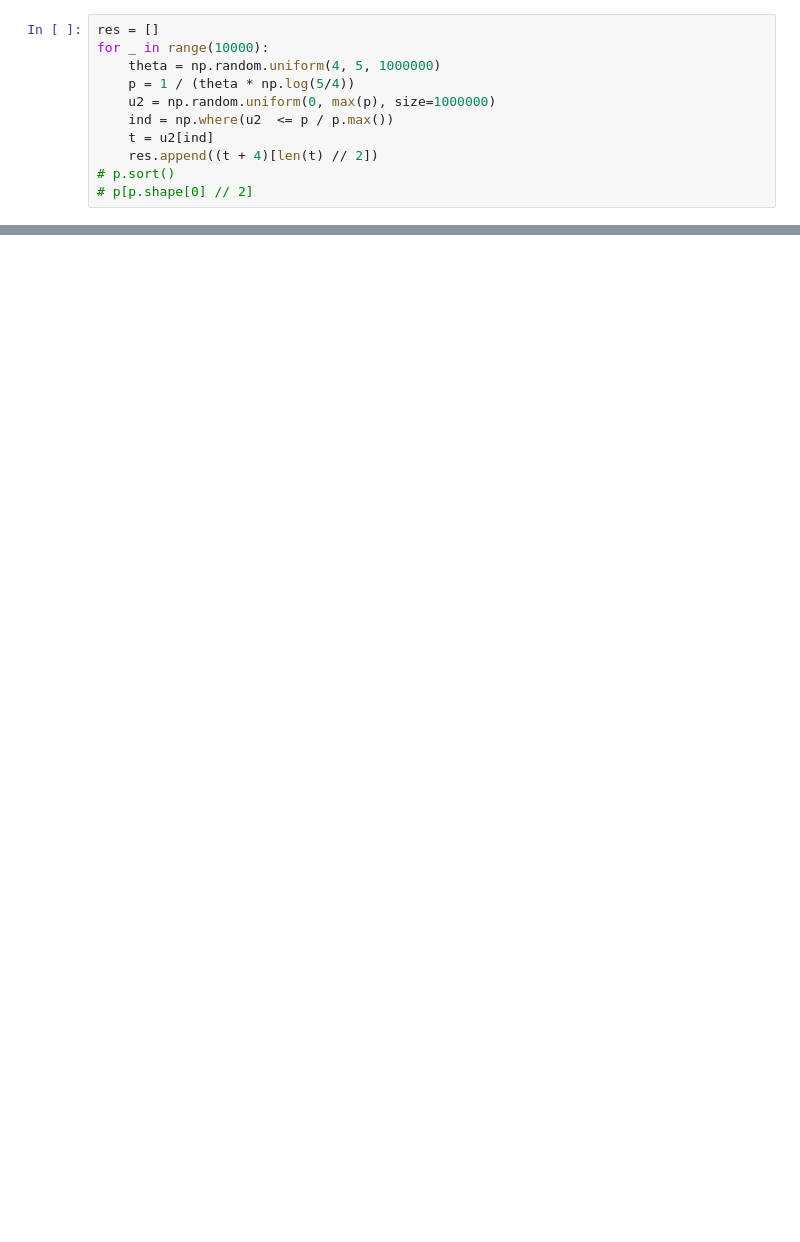
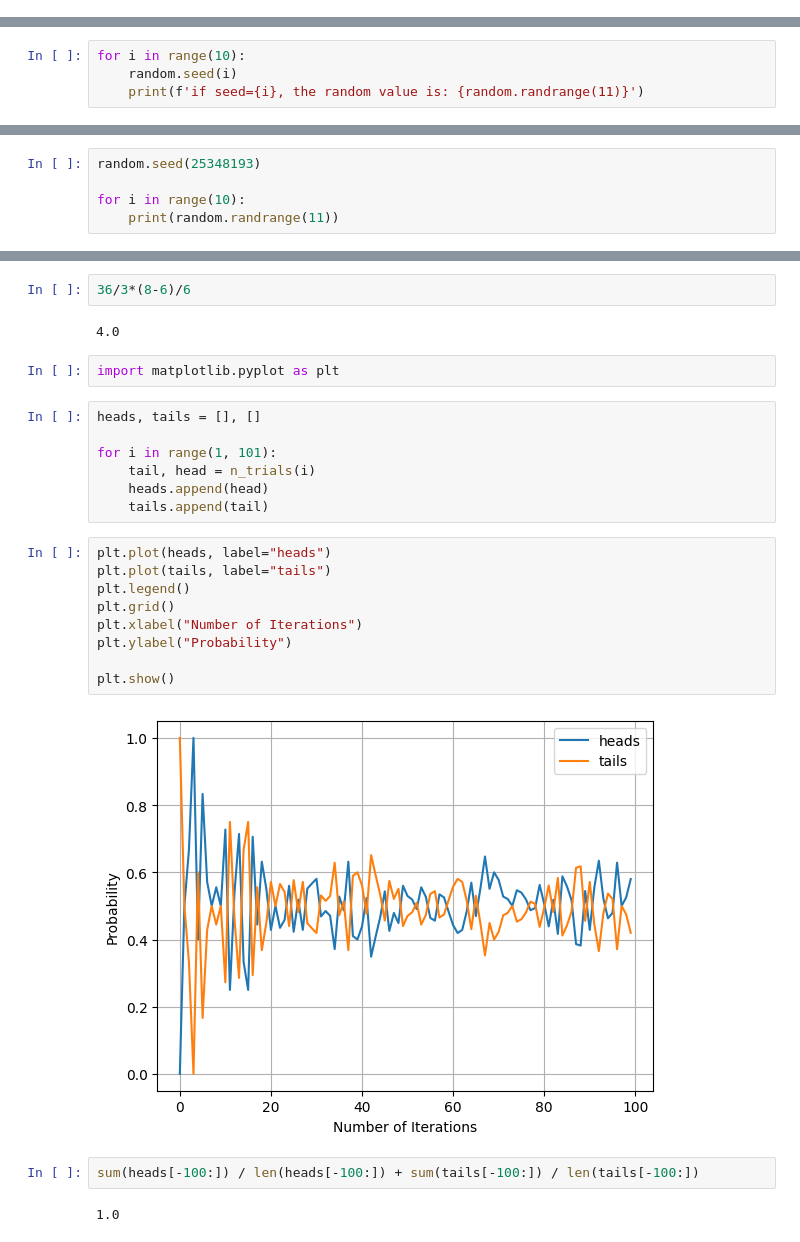
Before and after one commit to AlvardBarseghyan/Stat_modelling, a Jupyter notebook: Untitled.ipynb, the cells around one changed output, grey strips where cells are left out. Drawn from its saved outputs; the diff is of its cells as text; blank space fills up the shorter version.

```diff
--- a/Untitled.ipynb
+++ b/Untitled.ipynb
@@ -85,11 +0,0 @@ array([4.24492295, 4.82388179, 4.46476066, ..., 4.54266826, 4.54102773,
-# %%
-res = []
-for _ in range(10000):
-    theta = np.random.uniform(4, 5, 1000000)
-    p = 1 / (theta * np.log(5/4))
-    u2 = np.random.uniform(0, max(p), size=1000000)
-    ind = np.where(u2  <= p / p.max())
-    t = u2[ind]
-    res.append((t + 4)[len(t) // 2])
-# p.sort()
-# p[p.shape[0] // 2]
@@ -176,0 +27,4 @@ p[p.shape[0] // 2]
+# %%
+for i in range(10):
+    random.seed(i)
+    print(f'if seed={i}, the random value is: {random.randrange(11)}')
@@ -176,0 +42,5 @@ p[p.shape[0] // 2]
+# %%
+random.seed(25348193)
+
+for i in range(10):
+    print(random.randrange(11))
@@ -176,0 +103,28 @@ p[p.shape[0] // 2]
+# %%
+36/3*(8-6)/6
+# %% [output]
+4.0
+# %%
+import matplotlib.pyplot as plt
+# %%
+heads, tails = [], []
+
+for i in range(1, 101):
+    tail, head = n_trials(i)
+    heads.append(head)
+    tails.append(tail)
+# %%
+plt.plot(heads, label="heads")
+plt.plot(tails, label="tails")
+plt.legend()
+plt.grid()
+plt.xlabel("Number of Iterations")
+plt.ylabel("Probability")
+
+plt.show()
+# %% [output]
+[figure, added]
+# %%
+sum(heads[-100:]) / len(heads[-100:]) + sum(tails[-100:]) / len(tails[-100:])
+# %% [output]
+1.0
```
Also changed, not shown: parts of 41 cells of this notebook, 24 other files.
